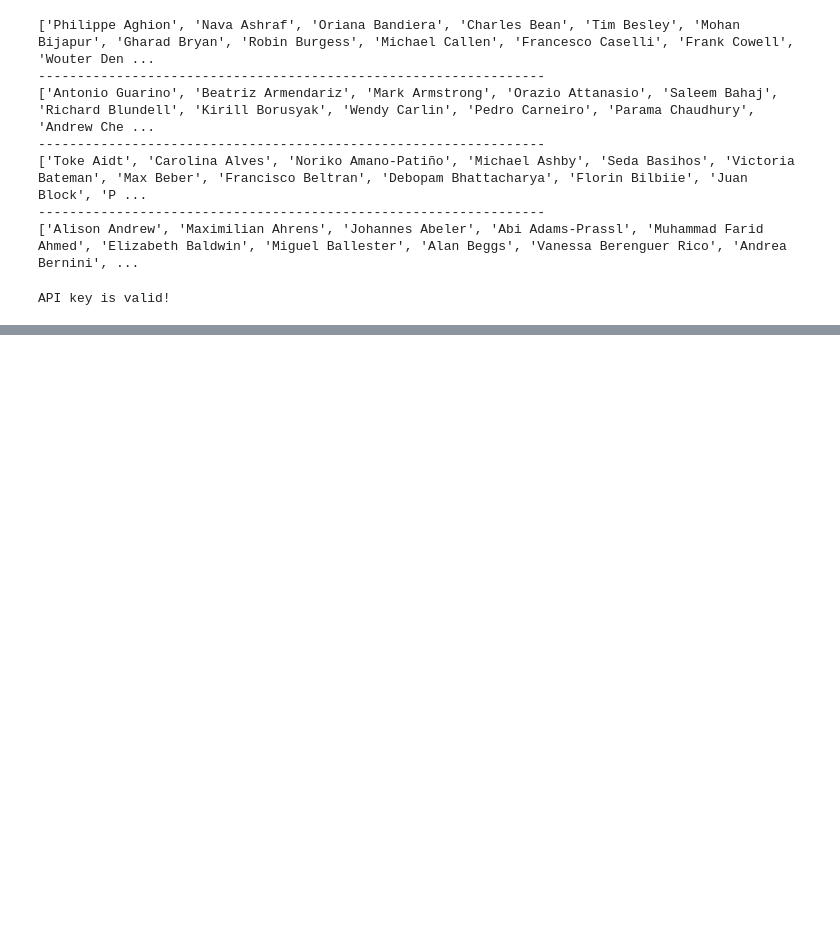
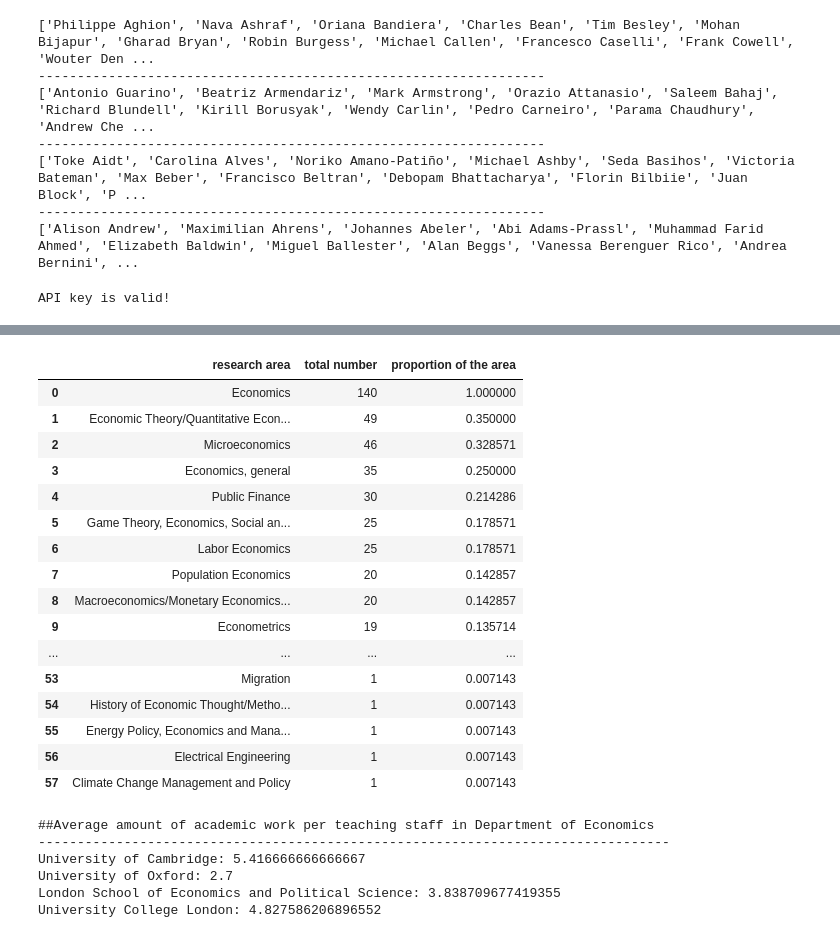
Before and after one commit to kannuoya/st115_project_lse, a Jupyter notebook: project111.ipynb, the cells around one changed output, grey strips where cells are left out. Saved outputs shown, nothing was run; the diff lists cells and outputs as text; code cells hidden in the pictures; blank space fills up the shorter version.

```diff
--- a/project111.ipynb
+++ b/project111.ipynb
@@ -148,0 +229,20 @@ print(dict_num_paper)
+# %%
+get_research_area_dataframe(ucl_names)
+# %% [output]
+|  | research area | total number | proportion of the area |
+| 0 | Economics | 140 | 1.000000 |
+| 1 | Economic Theory/Quantitative Econ... | 49 | 0.350000 |
+| 2 | Microeconomics | 46 | 0.328571 |
+| 3 | Economics, general | 35 | 0.250000 |
+| 4 | Public Finance | 30 | 0.214286 |
+| 5 | Game Theory, Economics, Social an... | 25 | 0.178571 |
+| 6 | Labor Economics | 25 | 0.178571 |
+| 7 | Population Economics | 20 | 0.142857 |
+| 8 | Macroeconomics/Monetary Economics... | 20 | 0.142857 |
+| 9 | Econometrics | 19 | 0.135714 |
+| ... | ... | ... | ... |
+| 53 | Migration | 1 | 0.007143 |
+| 54 | History of Economic Thought/Metho... | 1 | 0.007143 |
+| 55 | Energy Policy, Economics and Mana... | 1 | 0.007143 |
+| 56 | Electrical Engineering | 1 | 0.007143 |
+| 57 | Climate Change Management and Policy | 1 | 0.007143 |
@@ -148,0 +255,14 @@ print(dict_num_paper)
+# %%
+print("##Average amount of academic work per teaching staff in Department of Economics")
+print("---------------------------------------------------------------------------------")
+print("University of Cambridge:", get_average(cam_names))
+print("University of Oxford:", get_average(ox_names))
+print("London School of Economics and Political Science:", get_average(lse_names))
+print("University College London:", get_average(ucl_names))
+# %% [output]
+##Average amount of academic work per teaching staff in Department of Economics
+---------------------------------------------------------------------------------
+University of Cambridge: 5.416666666666667
+University of Oxford: 2.7
+London School of Economics and Political Science: 3.838709677419355
+University College London: 4.827586206896552
```
Also changed, not shown: parts of 8 cells of this notebook.
